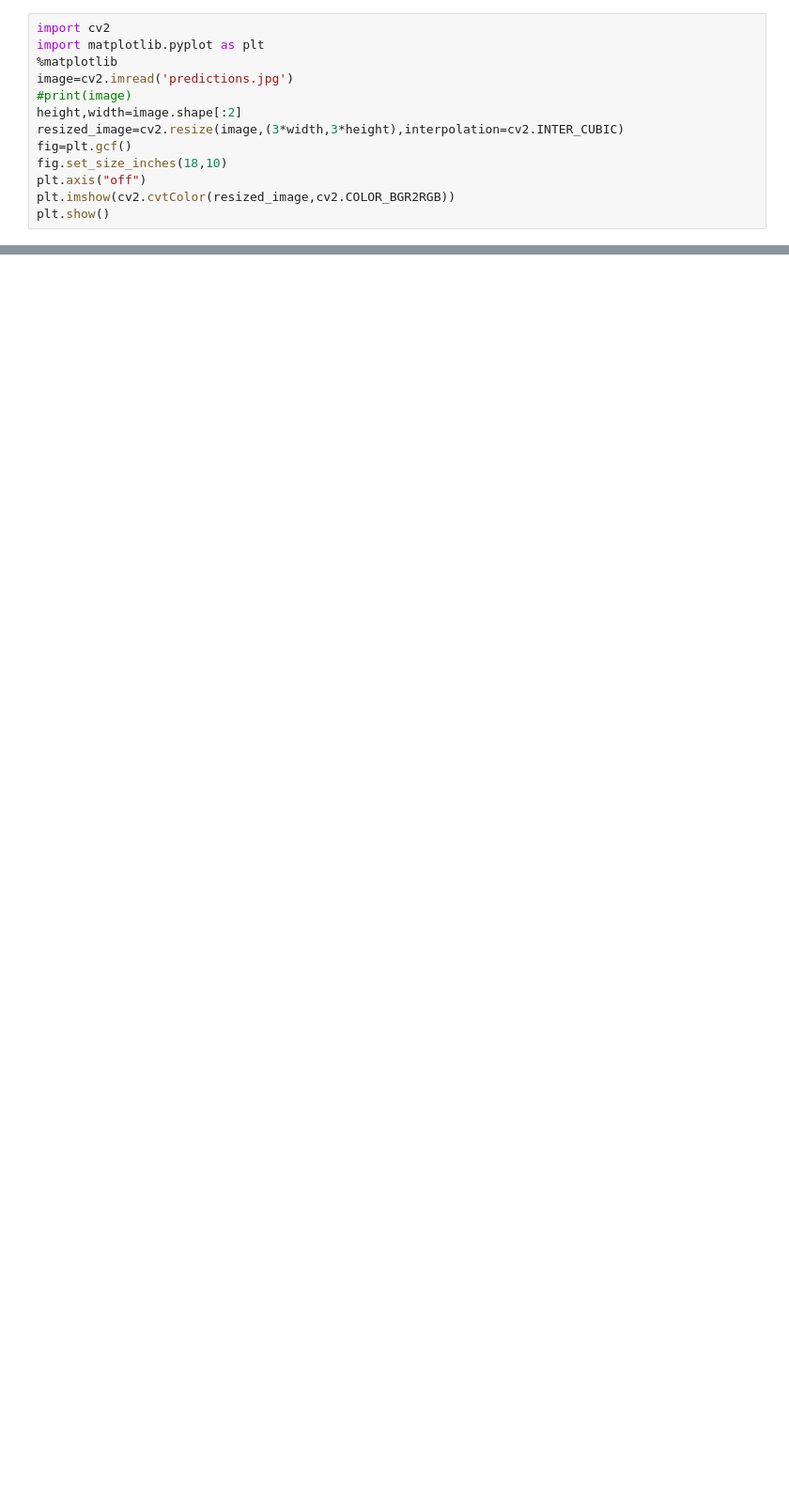
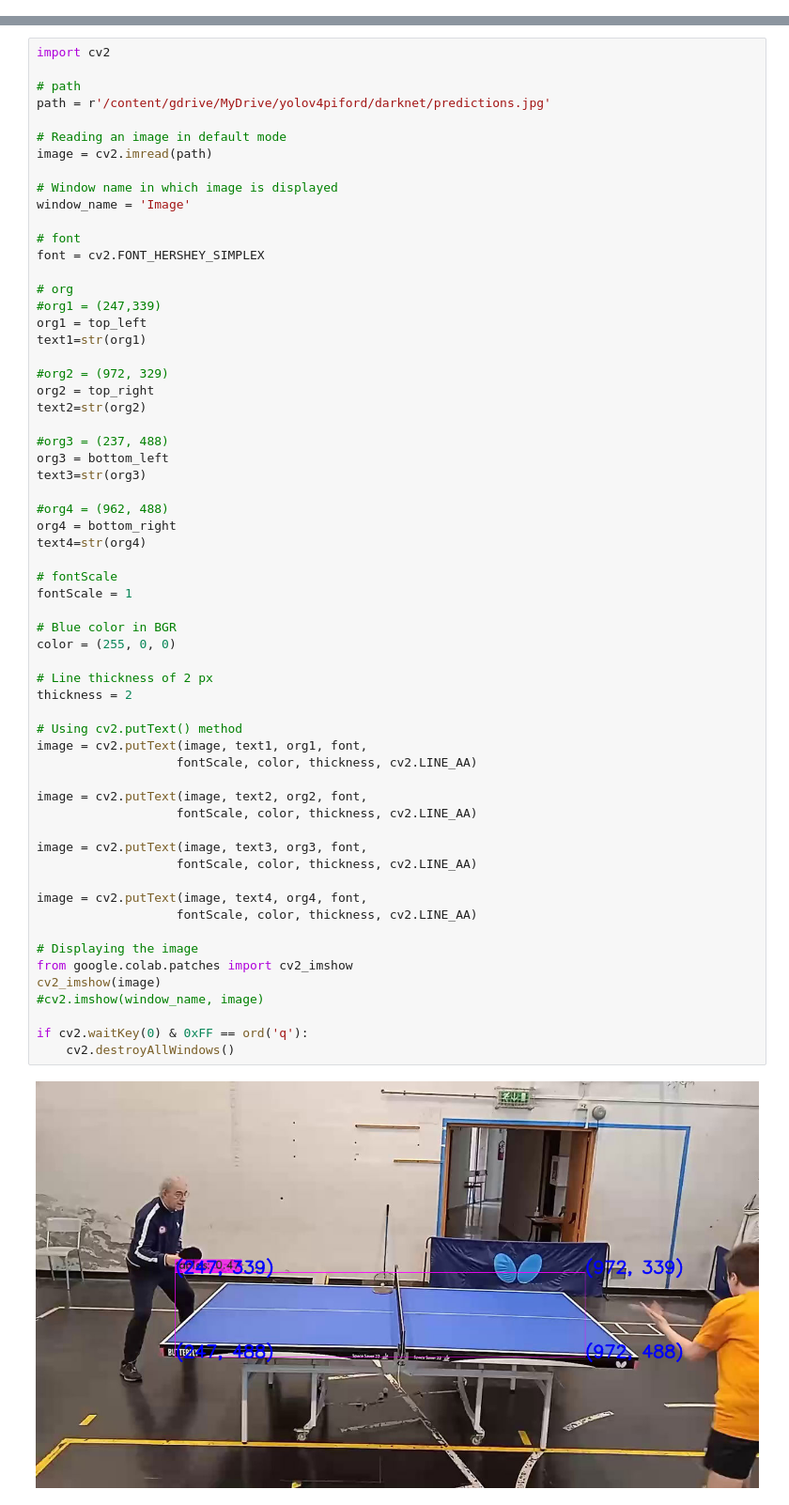
Before and after one commit to rahulpandey89/Table_Detection_using_Yolov4, a Jupyter notebook: table_detection.ipynb, the cells around one changed output, grey strips where cells are left out. Shown at 94% size. Cells and saved outputs as stored; diff of their text form; blank space fills up the shorter version.

```diff
--- a/table_detection.ipynb
+++ b/table_detection.ipynb
@@ -153,13 +98,0 @@ tables: 35%
-# %%
-import cv2
-import matplotlib.pyplot as plt
-%matplotlib
-image=cv2.imread('predictions.jpg')
-#print(image)
-height,width=image.shape[:2]
-resized_image=cv2.resize(image,(3*width,3*height),interpolation=cv2.INTER_CUBIC)
-fig=plt.gcf()
-fig.set_size_inches(18,10)
-plt.axis("off")
-plt.imshow(cv2.cvtColor(resized_image,cv2.COLOR_BGR2RGB))
-plt.show()
@@ -167,0 +142,63 @@ Using matplotlib backend: agg
+# %%
+import cv2
+
+# path
+path = r'/content/gdrive/MyDrive/yolov4piford/darknet/predictions.jpg'
+
+# Reading an image in default mode
+image = cv2.imread(path)
+
+# Window name in which image is displayed
+window_name = 'Image'
+
+# font
+font = cv2.FONT_HERSHEY_SIMPLEX
+
+# org
+#org1 = (247,339)
+org1 = top_left
+text1=str(org1)
+
+#org2 = (972, 329)
+org2 = top_right
+text2=str(org2)
+
+#org3 = (237, 488)
+org3 = bottom_left
+text3=str(org3)
+
+#org4 = (962, 488)
+org4 = bottom_right
+text4=str(org4)
+
+# fontScale
+fontScale = 1
+
+# Blue color in BGR
+color = (255, 0, 0)
+
+# Line thickness of 2 px
+thickness = 2
+
+# Using cv2.putText() method
+image = cv2.putText(image, text1, org1, font,
+                   fontScale, color, thickness, cv2.LINE_AA)
+
+image = cv2.putText(image, text2, org2, font,
+                   fontScale, color, thickness, cv2.LINE_AA)
+
+image = cv2.putText(image, text3, org3, font,
+                   fontScale, color, thickness, cv2.LINE_AA)
+
+image = cv2.putText(image, text4, org4, font,
+                   fontScale, color, thickness, cv2.LINE_AA)
+
+# Displaying the image
+from google.colab.patches import cv2_imshow
+cv2_imshow(image)
+#cv2.imshow(window_name, image)
+
+if cv2.waitKey(0) & 0xFF == ord('q'):
+    cv2.destroyAllWindows()
+# %% [output]
+[figure, added]
```
Also changed, not shown: parts of 18 cells of this notebook.
